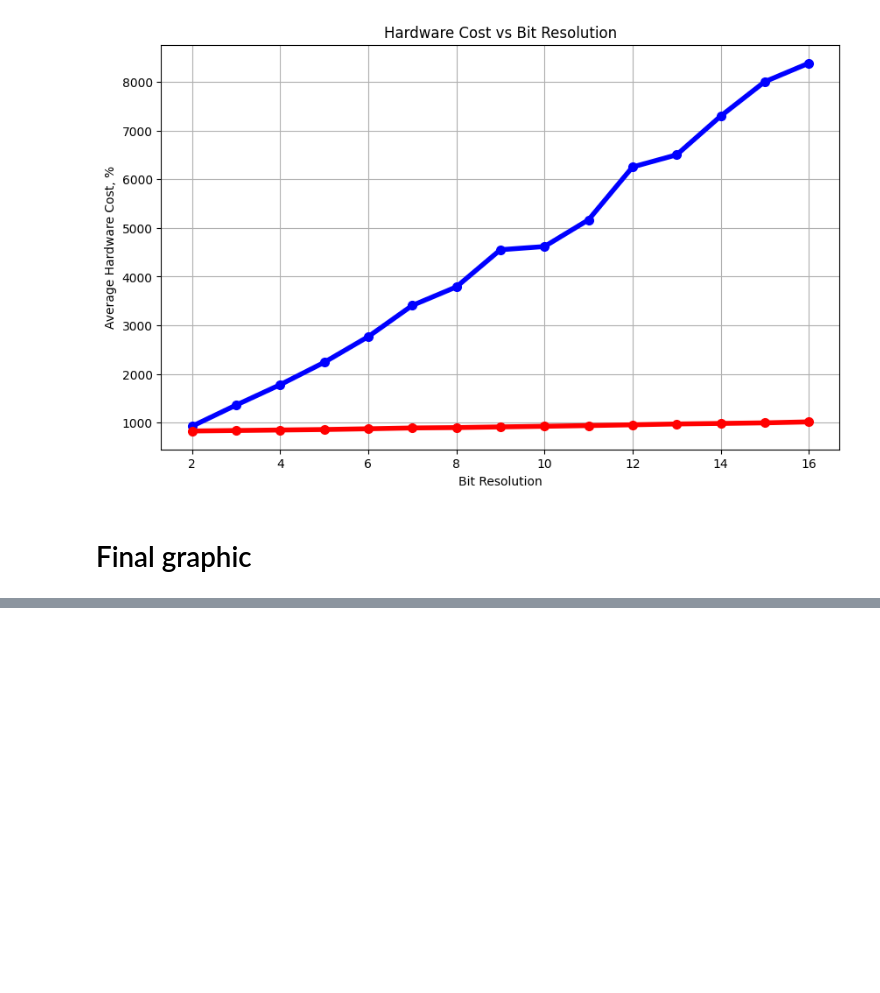
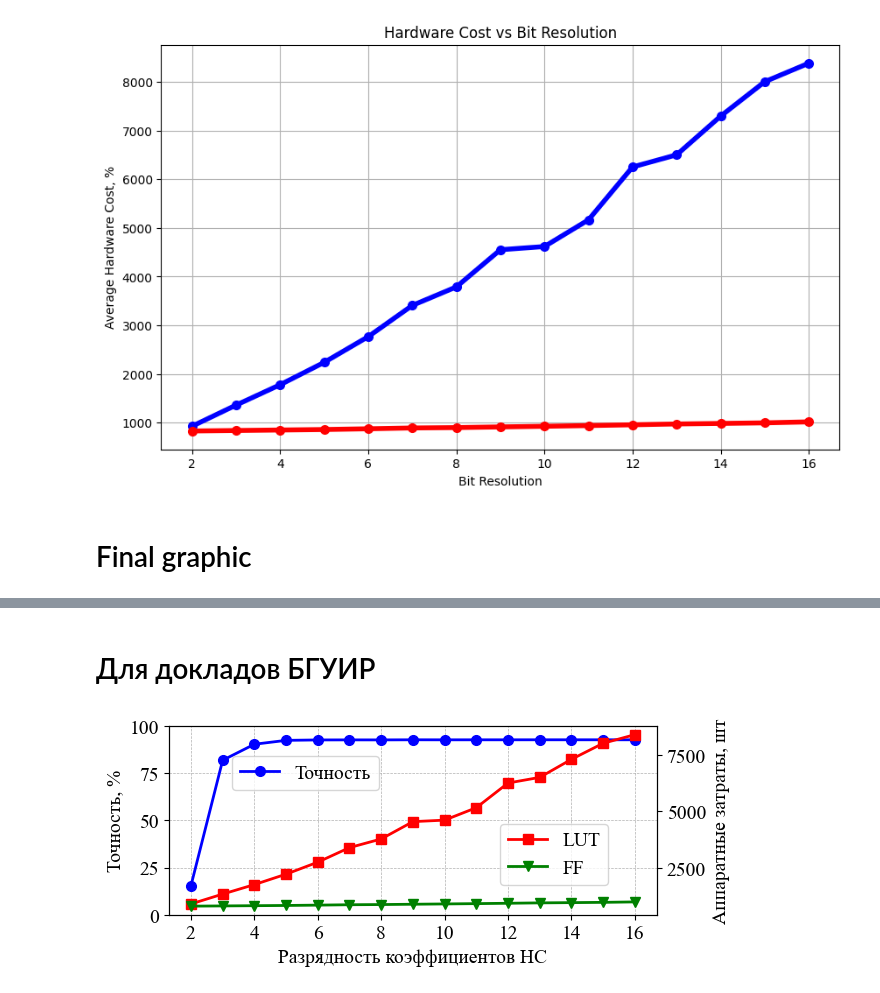
Before and after one commit to krivalcevich-egor/Recognize-Handwritten-Digits, a Jupyter notebook: src/python scripts/data_analysis/Graph_of_dep.ipynb, the cells around one changed output, grey strips where cells are left out. Saved outputs shown, nothing was run; the diff lists cells and outputs as text; code cells hidden in the pictures; blank space fills up the shorter version.

Commit message:
Resource/Acc graphics reworked (18-11-2024)

```diff
--- a/src/python scripts/data_analysis/Graph_of_dep.ipynb
+++ b/src/python scripts/data_analysis/Graph_of_dep.ipynb
@@ -173,0 +174,55 @@ fig.savefig(image_name, format='jpg', dpi=200, bbox_inches='tight', pad_inches =
+# %% [markdown]
+# Для докладов БГУИР
+# %%
+bit_resolutions = list(range(2, 17))
+accuracies = []
+
+for q_bits in bit_resolutions:
+    conf_matrix_filename = f"../../bit_files_v3/experiment_results/conf_matrix_6q{q_bits}.npy"
+    try:
+        conf_matrix = np.load(conf_matrix_filename)
+        accuracy = calculate_accuracy(conf_matrix) * 100
+        accuracies.append(accuracy)
+    except FileNotFoundError:
+        print(f"File {conf_matrix_filename} not found.")
+        accuracies.append(0)
+
+hardware_costs_lut = [929, 1363, 1781, 2240, 2768, 3409, 3789, 4552, 4618, 5166, 6251, 6500, 7295, 8001, 8381]
+hardware_costs_ff = [832, 842, 852, 862, 877, 894, 902, 916, 929, 943, 959, 976, 987, 999, 1019 ]
+
+# Plotting
+scale = 0.7
+fig, ax1 = plt.subplots(figsize=(9*scale, 3.5*scale))
+plt.rcParams.update({'font.size': 14, 'font.family': 'Times New Roman'})
+
+# Plotting Accuracy on the primary y-axis
+ax1.plot(bit_resolutions, accuracies, marker='o', color='blue', linewidth=2, markersize=7, label="Точность")
+# ax1.set_xlabel("Bit Resolution")
+ax1.set_xlabel("Разрядность коэффициентов НС")
+# ax1.set_ylabel("Accuracy, %")
+ax1.set_ylabel("Точность, %")
+ax1.tick_params(axis='y')
+ax1.set_ylim(0, 100)
+ax1.grid(True, which='both', linestyle='--', linewidth=0.5)
+
+# Plotting Hardware Costs on the secondary y-axis
+ax2 = ax1.twinx()
+ax2.plot(bit_resolutions, hardware_costs_lut, marker='s', color='red', linewidth=2, markersize=7, label="LUT")
+ax2.plot(bit_resolutions, hardware_costs_ff, marker='v', color='green', linewidth=2, markersize=7, label="FF")
+# ax2.set_ylabel("Hardware Cost, piece")
+ax2.set_ylabel("Аппаратные затраты, шт")
+ax2.tick_params(axis='y')
+
+# Adding legends side by side
+ax1.legend(loc="center right", bbox_to_anchor=(0.45, 0.75))
+ax2.legend(loc="center right", bbox_to_anchor=(0.92, 0.32))
+
+# plt.title("Accuracy and Hardware Cost vs Bit Resolution")
+
+# plt.savefig("result.png", dpi=200, bbox_inches='tight', pad_inches=0.1)
+# plt.show()
+
+image_name = '../../../Publication/Doklady_bsuir_2024/Figures/Acc_LUTs_FFs.jpg'
+fig.savefig(image_name, format='jpg', dpi=200, bbox_inches='tight', pad_inches = 0.1)
+# %% [output]
+[figure, added]
```
Also changed, not shown: parts of 1 cell of this notebook, 4 other files.
